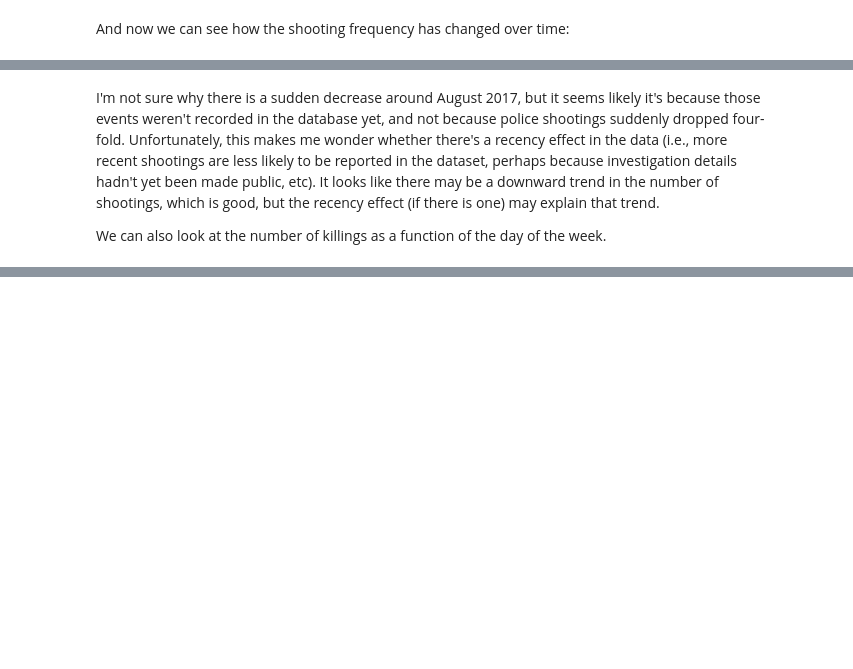
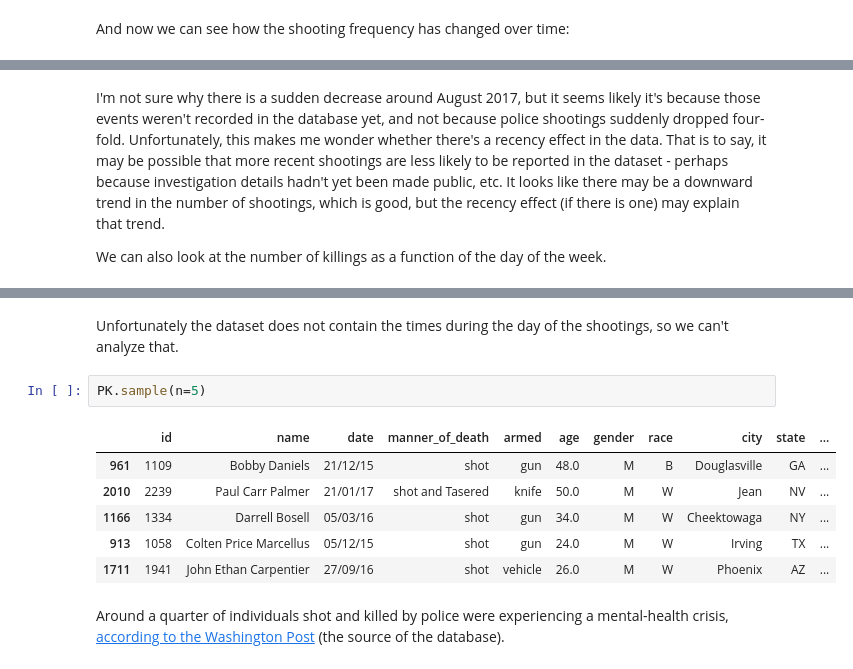
Before and after one commit to brendanhasz/police-shootings-eda, a Jupyter notebook: PoliceShootingsEDA.ipynb, the cells around one changed output, grey strips where cells are left out. Cells and saved outputs as stored; diff of their text form; blank space fills up the shorter version.

```diff
--- a/PoliceShootingsEDA.ipynb
+++ b/PoliceShootingsEDA.ipynb
@@ -352,7 +480,7 @@ plt.show()
 # %% [output]
 [drawing not drawn]
 # %% [markdown]
-I'm not sure why there is a sudden decrease around August 2017, but it seems likely it's because those events weren't recorded in the database yet, and not because police shootings suddenly dropped four-fold.  Unfortunately, this makes me wonder whether there's a recency effect in the data (i.e., more recent shootings are less likely to be reported in the dataset, perhaps because investigation details hadn't yet been made public, etc).  It looks like there may be a downward trend in the number of shootings, which is good, but the recency effect (if there is one) may explain that trend.
+I'm not sure why there is a sudden decrease around August 2017, but it seems likely it's because those events weren't recorded in the database yet, and not because police shootings suddenly dropped four-fold. Unfortunately, this makes me wonder whether there's a recency effect in the data.  That is to say, it may be possible that more recent shootings are less likely to be reported in the dataset - perhaps because investigation details hadn't yet been made public, etc. It looks like there may be a downward trend in the number of shootings, which is good, but the recency effect (if there is one) may explain that trend.
 
 We can also look at the number of killings as a function of the day of the week.
 # %%
@@ -363,3 +491,16 @@ plt.title('Police Killings By Day of Week')
 plt.show()
 # %% [output]
 [drawing not drawn]
+# %% [markdown]
+Unfortunately the dataset does not contain the times during the day of the shootings, so we can't analyze that.
+# %%
+PK.sample(n=5)
+# %% [output]
+|  | id | name | date | manner_of_death | armed | age | gender | race | city | state | ... |
+| 961 | 1109 | Bobby Daniels | 21/12/15 | shot | gun | 48.0 | M | B | Douglasville | GA | ... |
+| 2010 | 2239 | Paul Carr Palmer | 21/01/17 | shot and Tasered | knife | 50.0 | M | W | Jean | NV | ... |
+| 1166 | 1334 | Darrell Bosell | 05/03/16 | shot | gun | 34.0 | M | W | Cheektowaga | NY | ... |
+| 913 | 1058 | Colten Price Marcellus | 05/12/15 | shot | gun | 24.0 | M | W | Irving | TX | ... |
+| 1711 | 1941 | John Ethan Carpentier | 27/09/16 | shot | vehicle | 26.0 | M | W | Phoenix | AZ | ... |
+# %% [markdown]
+Around a quarter of individuals shot and killed by police were experiencing a mental-health crisis, [according to the Washington Post](https://www.washingtonpost.com/national/how-the-washington-post-is-examining-police-shootings-in-the-united-states/2016/07/07/d9c52238-43ad-11e6-8856-f26de2537a9d_story.html) (the source of the database).
```
Also changed, not shown: parts of 29 cells of this notebook.
